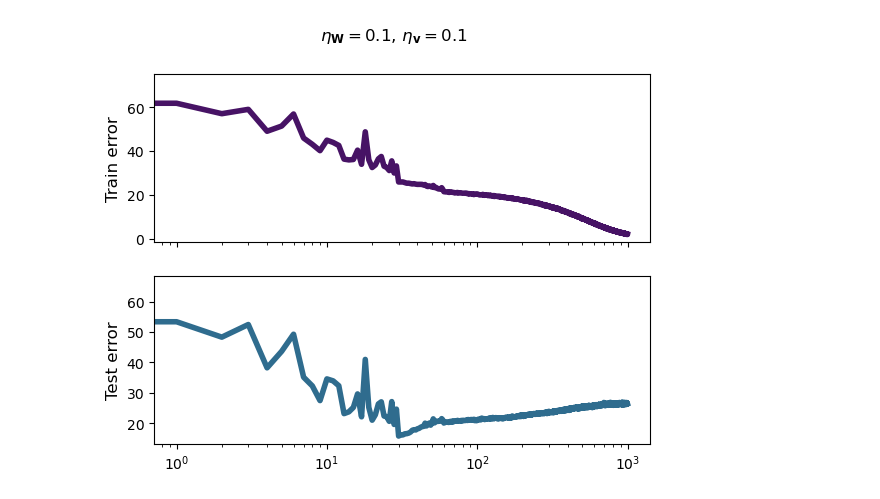
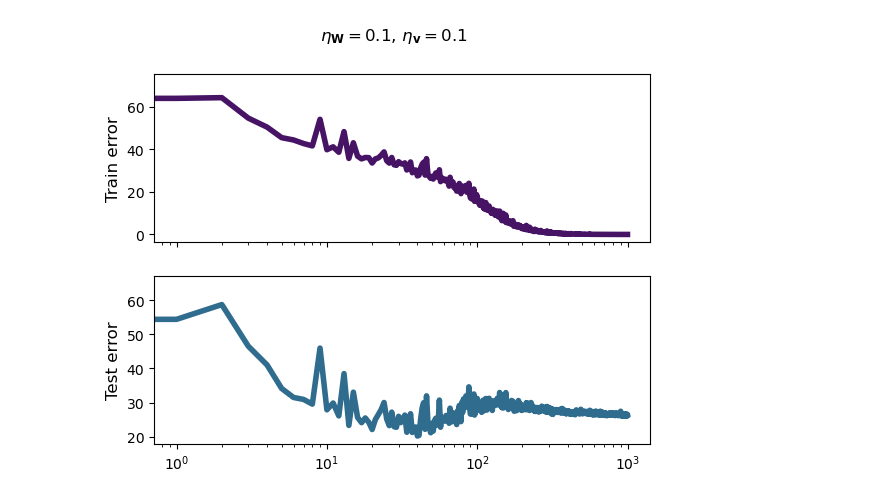
Before and after one commit to filipekstrm/early_stopping_double_descent, a Jupyter notebook: Visualize results five layer.ipynb, the cells around one changed output. Cells and saved outputs as stored; diff of their text form; code cells hidden in the pictures.

```diff
--- a/Visualize results five layer.ipynb
+++ b/Visualize results five layer.ipynb
@@ -8,7 +8,7 @@ import pandas as pd
 import numpy as np
 # %%
 #RESULTS_DIR = os.path.join("P:/early_stopping_double_descent", "...") # enter folder direction here (i.e., two_layer_results)
-RESULTS_DIR = "five_layer_results" #"two_layer_classification_results"
+RESULTS_DIR = "results/five_layer_results" #"two_layer_classification_results"
 
 SMALL_SIZE = 10
 MEDIUM_SIZE = 12
@@ -40,7 +40,7 @@ def append_id(filename, id):
 
 
 # TODO: clean this up
-def get_run_name(lr1, lr2, wd=None, lrdecay=None, norandomflip=True, norandomcrop=True, momentum=True, track_weights=False):
+def get_run_name(lr1, lr2, wd=None, lrdecay=None, norandomflip=True, norandomcrop=True, momentum=True, inv_sqrt_lr=False, track_weights=False):
 
     run_name = f"lr={lr1}_{lr2}"
 
@@ -61,6 +61,9 @@ def get_run_name(lr1, lr2, wd=None, lrdecay=None, norandomflip=True, norandomcro
 
     if not momentum:
         run_name += "_no_momentum"
+
+    if inv_sqrt_lr:
+        run_name += "_inv_sq_lr"
 
     return run_name
 
@@ -121,9 +124,9 @@ def get_running_avg(x, step=3):
     cumsum = np.cumsum(x)
     return (cumsum[step:] - cumsum[:-step]) / float(step)
 # %%
-def plot_individual_run(lr1, lr2, wd=None, lrdecay=None, norandomflip=True, norandomcrop=True, momentum=True, track_weights=False, running_avg=False):
+def plot_individual_run(lr1, lr2, wd=None, lrdecay=None, norandomflip=True, norandomcrop=True, momentum=True, inv_sq_lr=False, track_weights=False, running_avg=False):
 
-    run_name = get_run_name(lr1, lr2, wd, lrdecay, norandomflip, norandomcrop, momentum, track_weights)
+    run_name = get_run_name(lr1, lr2, wd, lrdecay, norandomflip, norandomcrop, momentum, inv_sq_lr, track_weights)
     file_path = os.path.join(RESULTS_DIR, run_name + "_log.json")
 
     data = extract_data(file_path, running_avg)
@@ -376,9 +379,9 @@ def plot_weights(lr1, lr2, relative=False):
     plt.savefig(os.path.join(save_dir, get_filename_individual(lr1, lr2, ext='_weights')))
     plt.show()
 # %%
-plot_individual_run(0.1, 0.1, wd=None, lrdecay=0.1, norandomflip=False, norandomcrop=False, momentum=False, running_avg=False)
+plot_individual_run(0.1, 0.1, wd=None, lrdecay=0.1, norandomflip=False, norandomcrop=False, momentum=False, inv_sq_lr=True, running_avg=False)
 # %% [output]
-[figure, old version]
+[figure, new version]
 # %%
 plot_individual_run(0.1, 0.001)
 # %%
```
Also changed, not shown: 2 other files.
